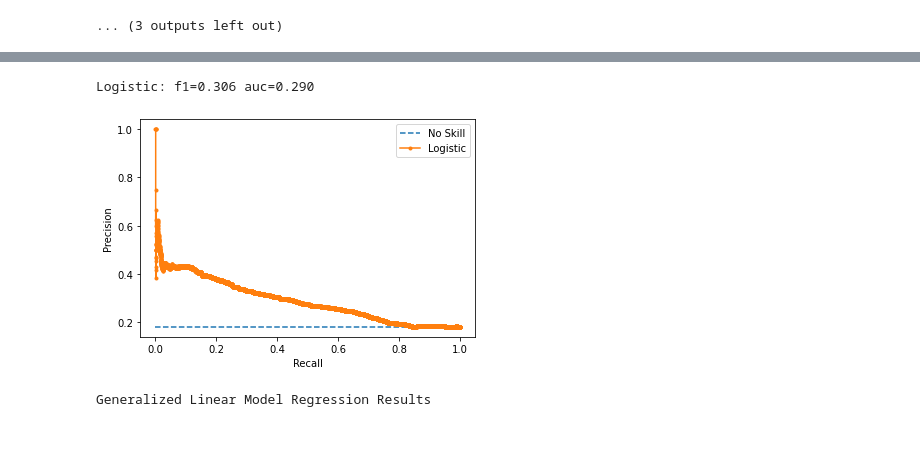
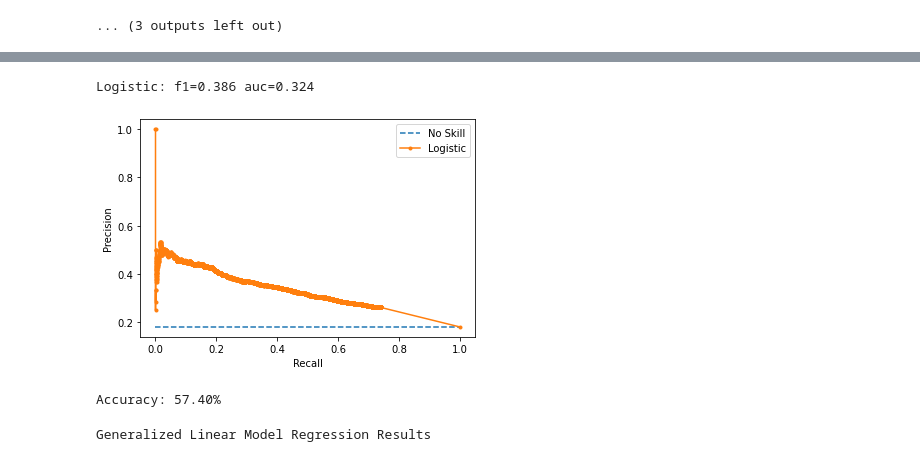
Before and after one commit to MarlonFacey/LoanDataLogReg, a Jupyter notebook: Loan Data EDA.ipynb, the cells around one changed output, grey strips where cells are left out. Drawn from its saved outputs; the diff is of its cells as text; code cells hidden in the pictures.

```diff
--- a/Loan Data EDA.ipynb
+++ b/Loan Data EDA.ipynb
@@ -397,3 +406,5 @@ res.summary()
 # %%
+#Transform Data
 X_trans = power_transform(X+1, method='box-cox')
+X_test_trans = power_transform(X_test+1, method='box-cox')
 # %%
@@ -404,27 +416,36 @@ freq[Y==0] = 1
 clf = GLM(Y,X_trans,family=families.Binomial(),freq_weights = freq)
 res = clf.fit()
 # %%
-lr_probs = res.predict(X_test)
-lr_probs = lr_probs.reset_index(drop=True)
+# Weighted Logistic Regression on Transformed Data
+lr_probs = res.predict(X_test_trans)
 lr_probs = lr_probs * (lr_probs > .5)
+y_pred = lr_probs > .5
 lr_precision, lr_recall, _ = precision_recall_curve(y_test, lr_probs)
 lr_f1, lr_auc = f1_score(y_test, y_pred), auc(lr_recall, lr_precision)
 # summarize scores
 print('Logistic: f1=%.3f auc=%.3f' % (lr_f1, lr_auc))
 # plot the precision-recall curves
 no_skill = len(y_test[y_test==1]) / len(y_test)
 plt.plot([0, 1], [no_skill, no_skill], linestyle='--', label='No Skill')
 plt.plot(lr_recall, lr_precision, marker='.', label='Logistic')
 # axis labels
 plt.xlabel('Recall')
 plt.ylabel('Precision')
 # show the legend
 plt.legend()
 # show the plot
 plt.show()
 # %% [output]
-Logistic: f1=0.306 auc=0.290
+Logistic: f1=0.386 auc=0.324
-[figure, old version]
+[figure, new version]
+# %%
+lr_probs = res.predict(X_test_trans)
+y_pred = lr_probs > .5
+accuracy = np.mean(y_test.reset_index(drop=True) == y_pred)
+
+print("Accuracy: %.2f%%" % (accuracy * 100.0))
+# %% [output]
+Accuracy: 57.40%
 # %%
 res.summary()
 # %% [output]
```
Also changed, not shown: parts of 38 cells of this notebook.
